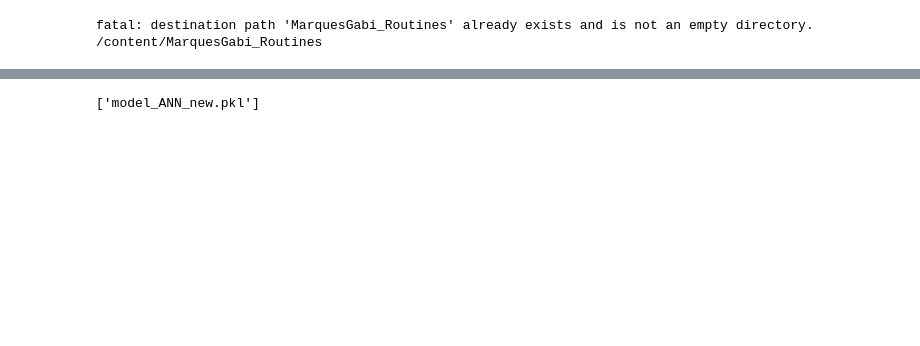
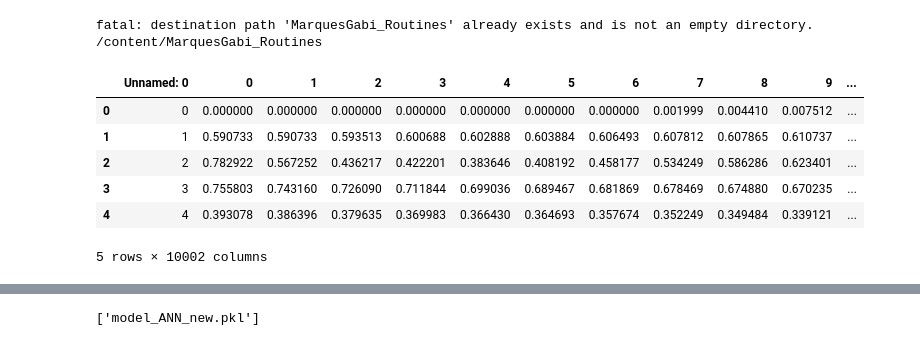
Before and after one commit to ucfilho/marquesgabi_paper_fev_2021, a Jupyter notebook: ANN_ better_resolution/ANN_deploy_neural_network_better_resolution_excel_maio_11_2021.ipynb, the cells around one changed output, grey strips where cells are left out. Cells and saved outputs as stored; diff of their text form; code cells hidden in the pictures; blank space fills up the shorter version.

```diff
--- a/ANN_ better_resolution/ANN_deploy_neural_network_better_resolution_excel_maio_11_2021.ipynb
+++ b/ANN_ better_resolution/ANN_deploy_neural_network_better_resolution_excel_maio_11_2021.ipynb
@@ -26,0 +34,11 @@ fatal: destination path 'MarquesGabi_Routines' already exists and is not an empt
+# %%
+df = pd.concat([df1, df2, df3, df4, df5], ignore_index=True)
+df.head()
+# %% [output]
+|  | Unnamed: 0 | 0 | 1 | 2 | 3 | 4 | 5 | 6 | 7 | 8 | 9 | ... |
+| 0 | 0 | 0.000000 | 0.000000 | 0.000000 | 0.000000 | 0.000000 | 0.000000 | 0.000000 | 0.001999 | 0.004410 | 0.007512 | ... |
+| 1 | 1 | 0.590733 | 0.590733 | 0.593513 | 0.600688 | 0.602888 | 0.603884 | 0.606493 | 0.607812 | 0.607865 | 0.610737 | ... |
+| 2 | 2 | 0.782922 | 0.567252 | 0.436217 | 0.422201 | 0.383646 | 0.408192 | 0.458177 | 0.534249 | 0.586286 | 0.623401 | ... |
+| 3 | 3 | 0.755803 | 0.743160 | 0.726090 | 0.711844 | 0.699036 | 0.689467 | 0.681869 | 0.678469 | 0.674880 | 0.670235 | ... |
+| 4 | 4 | 0.393078 | 0.386396 | 0.379635 | 0.369983 | 0.366430 | 0.364693 | 0.357674 | 0.352249 | 0.349484 | 0.339121 | ... |
+5 rows × 10002 columns
```
Also changed, not shown: parts of 13 cells of this notebook.
